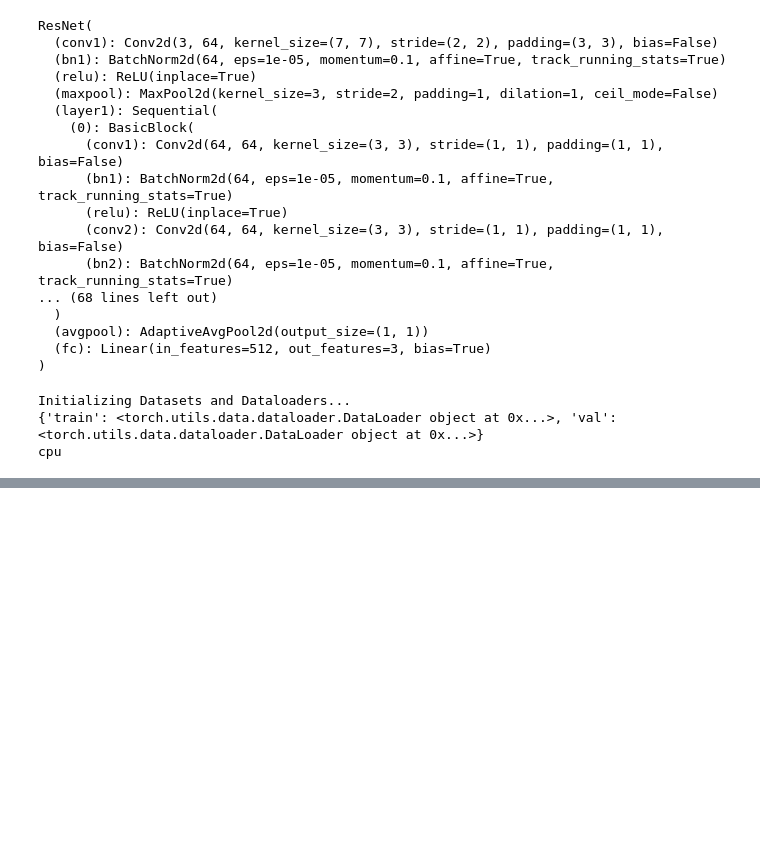
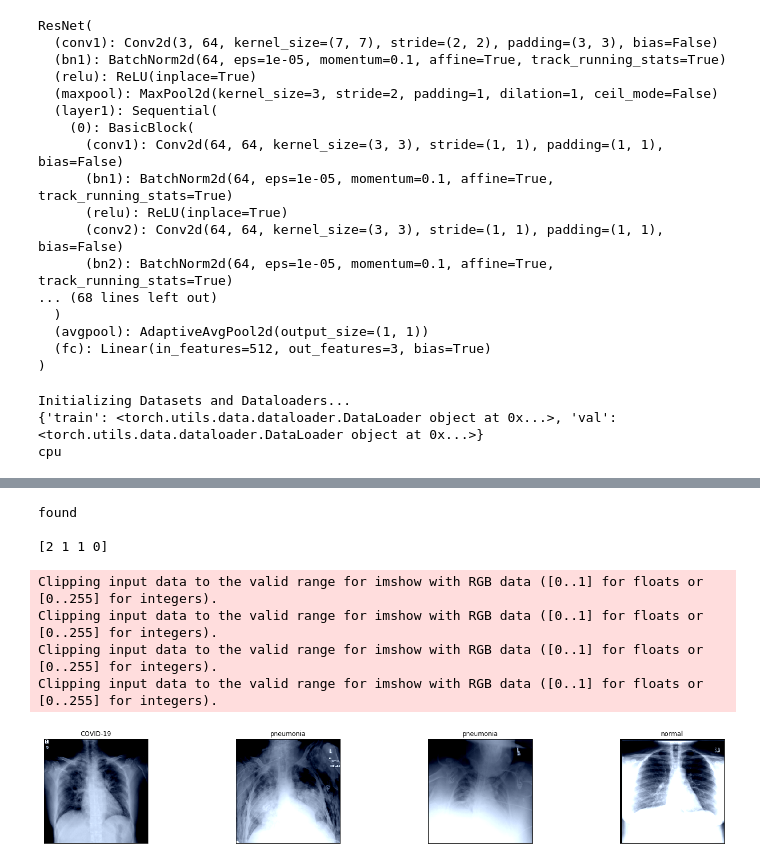
Before and after one commit to irvingvasquez/covid_net_mx, a Jupyter notebook: resnet_for_covidx.ipynb, the cells around one changed output, grey strips where cells are left out. Saved outputs shown, nothing was run; the diff lists cells and outputs as text; code cells hidden in the pictures; blank space fills up the shorter version.

Commit message:
display examples

```diff
--- a/resnet_for_covidx.ipynb
+++ b/resnet_for_covidx.ipynb
@@ -28,7 +30,7 @@ Torchvision version:  0.5.0
 
 model_name = 'resnet'
 
-batch_size = 8
+batch_size = 4
 num_epochs = 1
 feature_extract = True
 
@@ -309,3 +309,53 @@ Datos de COVIDx:
+# %%
+# cargar un lote de imagenes
+# obtain one batch of training images
+dataiter = iter(dataloaders_dict['val'])
+# %%
+found = False
+
+while(not found):
+    images, labels = dataiter.next()
+
+    #print(labels)
+
+    etiquetas = labels.numpy()
+
+    if covidx.class2id['COVID-19'] in etiquetas:
+        print('found \n')
+        found = True
+        print(etiquetas)
+# %% [output]
+found
+
+[2 1 1 0]
+# %%
+
+display_size = 4
+
+# desplegar un grupo de imagenes de ejemplo
+# plot the images in the batch, along with the corresponding labels
+fig = plt.figure(figsize=(25, 8))
+for idx in np.arange(display_size):
+    ax = fig.add_subplot(2, display_size, idx+1, xticks=[], yticks=[])
+    image = images[idx]
+    image = image.numpy().transpose((1, 2, 0))
+    image = (image + np.ones(image.shape))/2
+    ax.imshow(image)
+    #print(labels[idx])
+    #print(labels[idx].numpy())
+    idd = labels[idx].numpy()
+    num = idd.tolist()
+    if(num==2):
+        found = True
+
+    #print(num)
+    ax.set_title(covidx.id2class[num])
+# %% [output]
+Clipping input data to the valid range for imshow with RGB data ([0..1] for floats or [0..255] for integers).
+Clipping input data to the valid range for imshow with RGB data ([0..1] for floats or [0..255] for integers).
+Clipping input data to the valid range for imshow with RGB data ([0..1] for floats or [0..255] for integers).
+Clipping input data to the valid range for imshow with RGB data ([0..1] for floats or [0..255] for integers).
+[figure, added]
 # %%
 # create the optimizer
 
```
Also changed, not shown: parts of 6 cells of this notebook, 1 other file.
